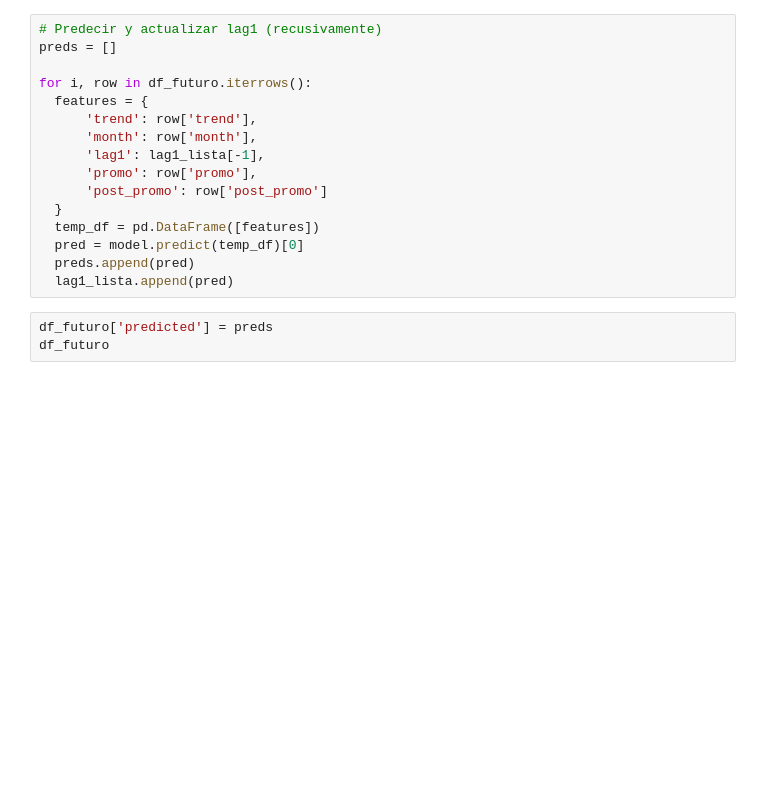
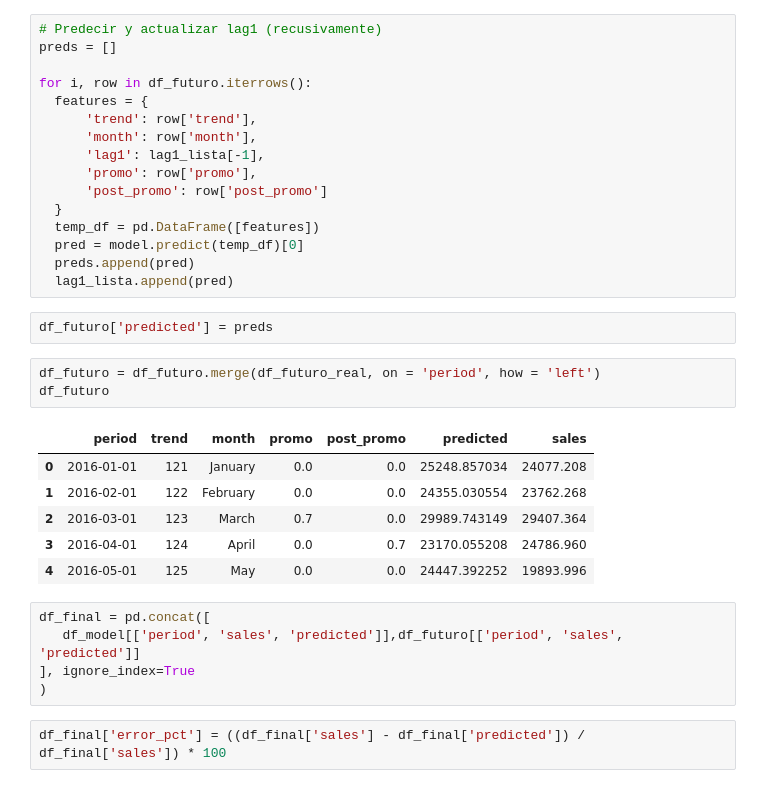
Before and after one commit to auzaluis/upsa_mod_202502, a Jupyter notebook: forecasting/script_forecasting.ipynb, the cells around one changed output. Saved outputs shown, nothing was run; the diff lists cells and outputs as text; blank space fills up the shorter version.

```diff
--- a/forecasting/script_forecasting.ipynb
+++ b/forecasting/script_forecasting.ipynb
@@ -157,4 +159,20 @@ for i, row in df_futuro.iterrows():
   lag1_lista.append(pred)
 # %%
 df_futuro['predicted'] = preds
-df_futuro
+# %%
+df_futuro = df_futuro.merge(df_futuro_real, on = 'period', how = 'left')
+df_futuro
+# %% [output]
+|  | period | trend | month | promo | post_promo | predicted | sales |
+| 0 | 2016-01-01 | 121 | January | 0.0 | 0.0 | 25248.857034 | 24077.208 |
+| 1 | 2016-02-01 | 122 | February | 0.0 | 0.0 | 24355.030554 | 23762.268 |
+| 2 | 2016-03-01 | 123 | March | 0.7 | 0.0 | 29989.743149 | 29407.364 |
+| 3 | 2016-04-01 | 124 | April | 0.0 | 0.7 | 23170.055208 | 24786.960 |
+| 4 | 2016-05-01 | 125 | May | 0.0 | 0.0 | 24447.392252 | 19893.996 |
+# %%
+df_final = pd.concat([
+   df_model[['period', 'sales', 'predicted']],df_futuro[['period', 'sales', 'predicted']]
+], ignore_index=True
+)
+# %%
+df_final['error_pct'] = ((df_final['sales'] - df_final['predicted']) / df_final['sales']) * 100
```
Also changed, not shown: parts of 3 cells of this notebook.
